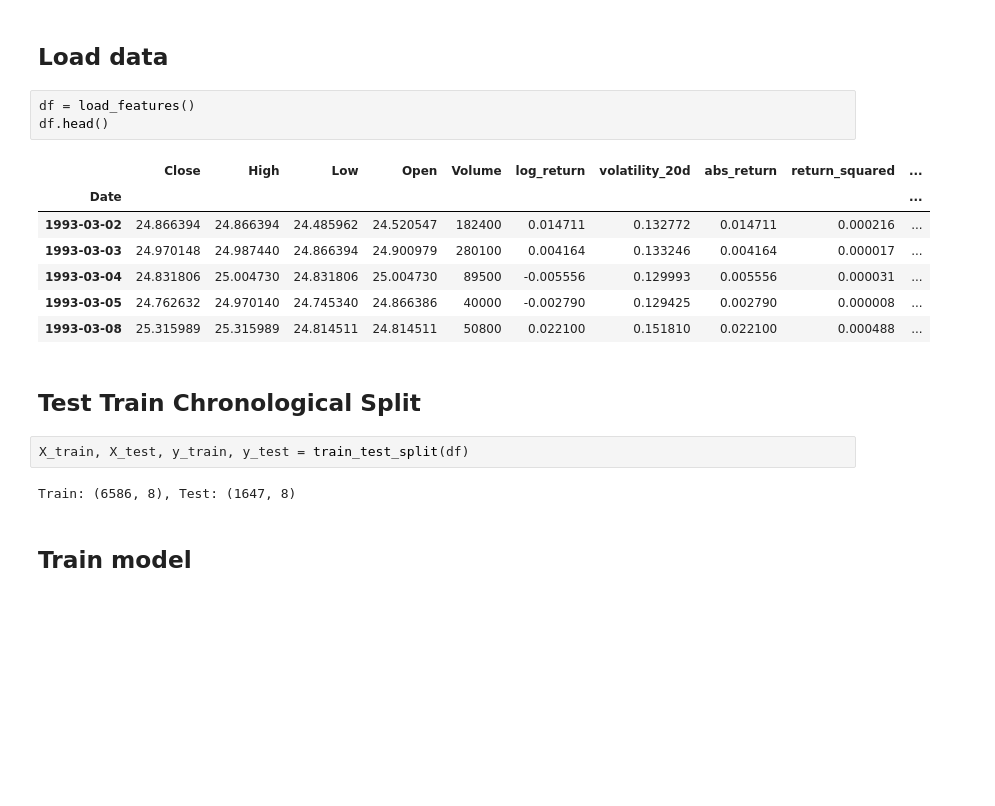
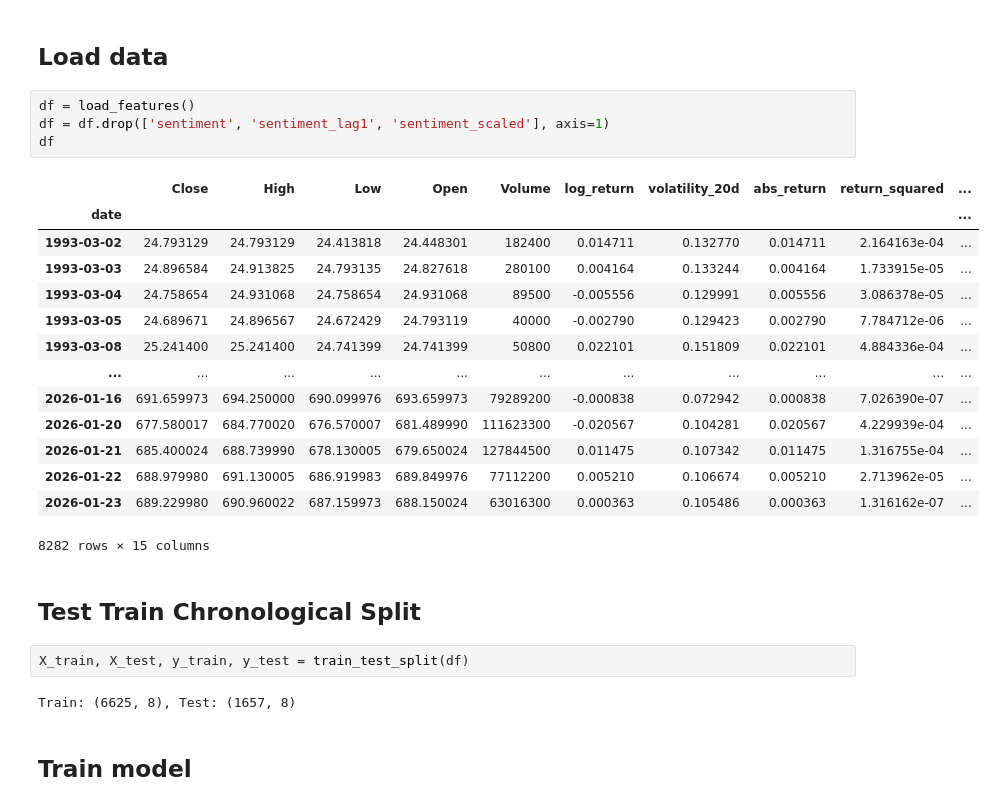
Before and after one commit to coder-red/Financial-volatility-forecasting, a Jupyter notebook: notebooks/03_xgboost.ipynb, the cells around one changed output. Saved outputs shown, nothing was run; the diff lists cells and outputs as text; blank space fills up the shorter version.

```diff
--- a/notebooks/03_xgboost.ipynb
+++ b/notebooks/03_xgboost.ipynb
@@ -20,22 +17,30 @@ The autoreload extension is already loaded. To reload it, use:
 # %% [markdown]
 ## Load data
-# %%
-df = load_features()
-df.head()
-# %% [output]
-|  | Close | High | Low | Open | Volume | log_return | volatility_20d | abs_return | return_squared | ... |
-| Date |  |  |  |  |  |  |  |  |  | ... |
-| 1993-03-02 | 24.866394 | 24.866394 | 24.485962 | 24.520547 | 182400 | 0.014711 | 0.132772 | 0.014711 | 0.000216 | ... |
-| 1993-03-03 | 24.970148 | 24.987440 | 24.866394 | 24.900979 | 280100 | 0.004164 | 0.133246 | 0.004164 | 0.000017 | ... |
-| 1993-03-04 | 24.831806 | 25.004730 | 24.831806 | 25.004730 | 89500 | -0.005556 | 0.129993 | 0.005556 | 0.000031 | ... |
-| 1993-03-05 | 24.762632 | 24.970140 | 24.745340 | 24.866386 | 40000 | -0.002790 | 0.129425 | 0.002790 | 0.000008 | ... |
-| 1993-03-08 | 25.315989 | 25.315989 | 24.814511 | 24.814511 | 50800 | 0.022100 | 0.151810 | 0.022100 | 0.000488 | ... |
+# %%
+df = load_features()
+df = df.drop(['sentiment', 'sentiment_lag1', 'sentiment_scaled'], axis=1)
+df
+# %% [output]
+|  | Close | High | Low | Open | Volume | log_return | volatility_20d | abs_return | return_squared | ... |
+| date |  |  |  |  |  |  |  |  |  | ... |
+| 1993-03-02 | 24.793129 | 24.793129 | 24.413818 | 24.448301 | 182400 | 0.014711 | 0.132770 | 0.014711 | 2.164163e-04 | ... |
+| 1993-03-03 | 24.896584 | 24.913825 | 24.793135 | 24.827618 | 280100 | 0.004164 | 0.133244 | 0.004164 | 1.733915e-05 | ... |
+| 1993-03-04 | 24.758654 | 24.931068 | 24.758654 | 24.931068 | 89500 | -0.005556 | 0.129991 | 0.005556 | 3.086378e-05 | ... |
+| 1993-03-05 | 24.689671 | 24.896567 | 24.672429 | 24.793119 | 40000 | -0.002790 | 0.129423 | 0.002790 | 7.784712e-06 | ... |
+| 1993-03-08 | 25.241400 | 25.241400 | 24.741399 | 24.741399 | 50800 | 0.022101 | 0.151809 | 0.022101 | 4.884336e-04 | ... |
+| ... | ... | ... | ... | ... | ... | ... | ... | ... | ... | ... |
+| 2026-01-16 | 691.659973 | 694.250000 | 690.099976 | 693.659973 | 79289200 | -0.000838 | 0.072942 | 0.000838 | 7.026390e-07 | ... |
+| 2026-01-20 | 677.580017 | 684.770020 | 676.570007 | 681.489990 | 111623300 | -0.020567 | 0.104281 | 0.020567 | 4.229939e-04 | ... |
+| 2026-01-21 | 685.400024 | 688.739990 | 678.130005 | 679.650024 | 127844500 | 0.011475 | 0.107342 | 0.011475 | 1.316755e-04 | ... |
+| 2026-01-22 | 688.979980 | 691.130005 | 686.919983 | 689.849976 | 77112200 | 0.005210 | 0.106674 | 0.005210 | 2.713962e-05 | ... |
+| 2026-01-23 | 689.229980 | 690.960022 | 687.159973 | 688.150024 | 63016300 | 0.000363 | 0.105486 | 0.000363 | 1.316162e-07 | ... |
+8282 rows × 15 columns
 # %% [markdown]
 ## Test Train Chronological Split
 # %%
 X_train, X_test, y_train, y_test = train_test_split(df)
 # %% [output]
-Train: (6586, 8), Test: (1647, 8)
+Train: (6625, 8), Test: (1657, 8)
 # %% [markdown]
 ## Train model
 # %%
```
Also changed, not shown: parts of 11 cells of this notebook, 22 other files.
